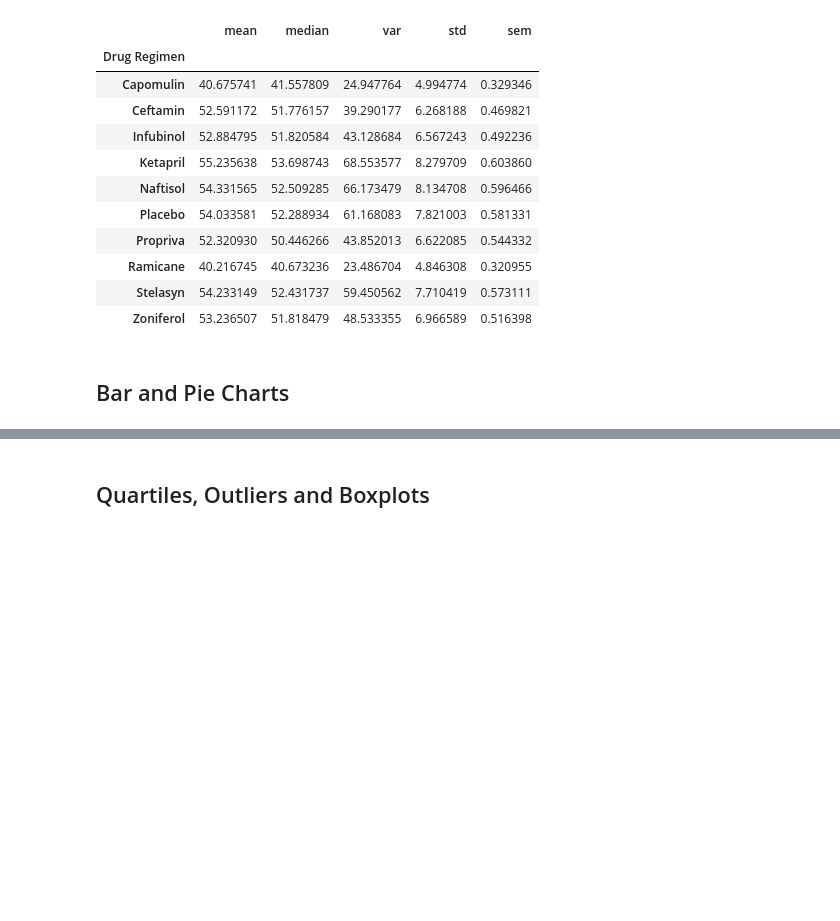
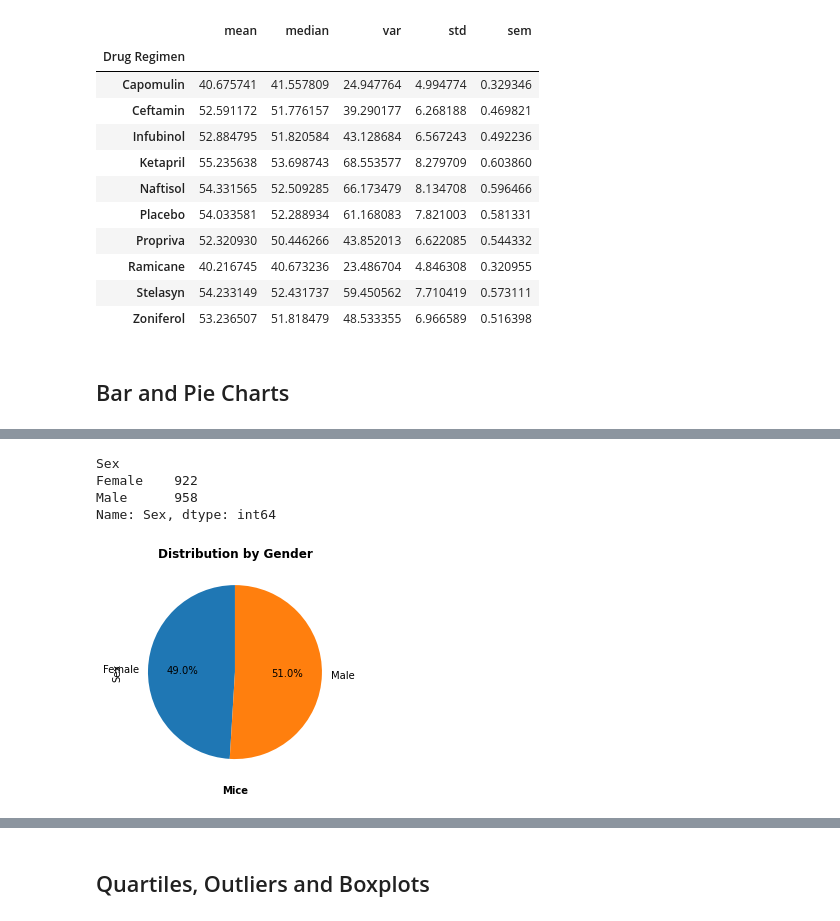
Before and after one commit to fredtan30/Matplotlib-Challenge, a Jupyter notebook: pymaceuticals_starter.ipynb, the cells around one changed output, grey strips where cells are left out. Saved outputs shown, nothing was run; the diff lists cells and outputs as text; code cells hidden in the pictures; blank space fills up the shorter version.

```diff
--- a/pymaceuticals_starter.ipynb
+++ b/pymaceuticals_starter.ipynb
@@ -206,2 +244,24 @@ summary_agg
+# %%
+#Grouping the Gender
+gender_mice = clean_mice_data.groupby('Sex')
+gender_mice.head()
+count_gender_mice = gender_mice['Sex'].count()
+count_gender_mice
+# %% [output]
+Sex
+Female    922
+Male      958
+Name: Sex, dtype: int64
 # %%
 # Generate a pie plot showing the distribution of female versus male mice using Pandas
+pd_pie_mice = count_gender_mice.plot(kind='pie', autopct = '%1.1f%%', startangle = 90)
+
+#Set title
+pd_pie_mice.set_title(label = "Distribution by Gender", fontweight = 'bold')
+pd_pie_mice.set_xlabel('Mice', fontweight = 'bold')
+
+
+#Display the chart
+plt.show()
+# %% [output]
+[figure, added]
```
Also changed, not shown: parts of 6 cells of this notebook.
